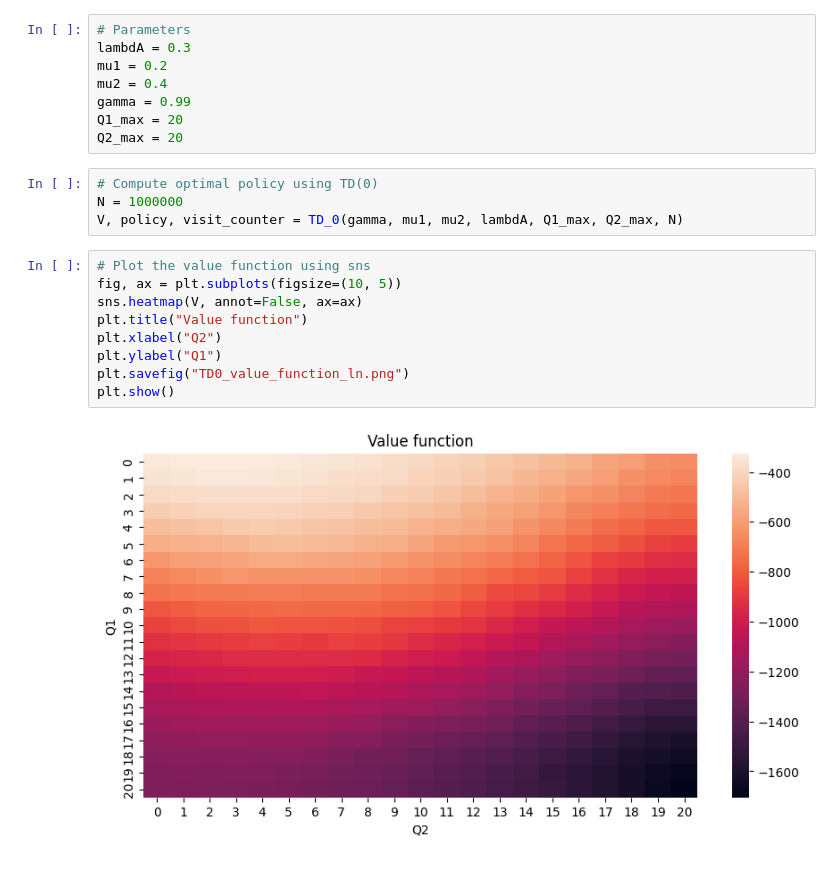
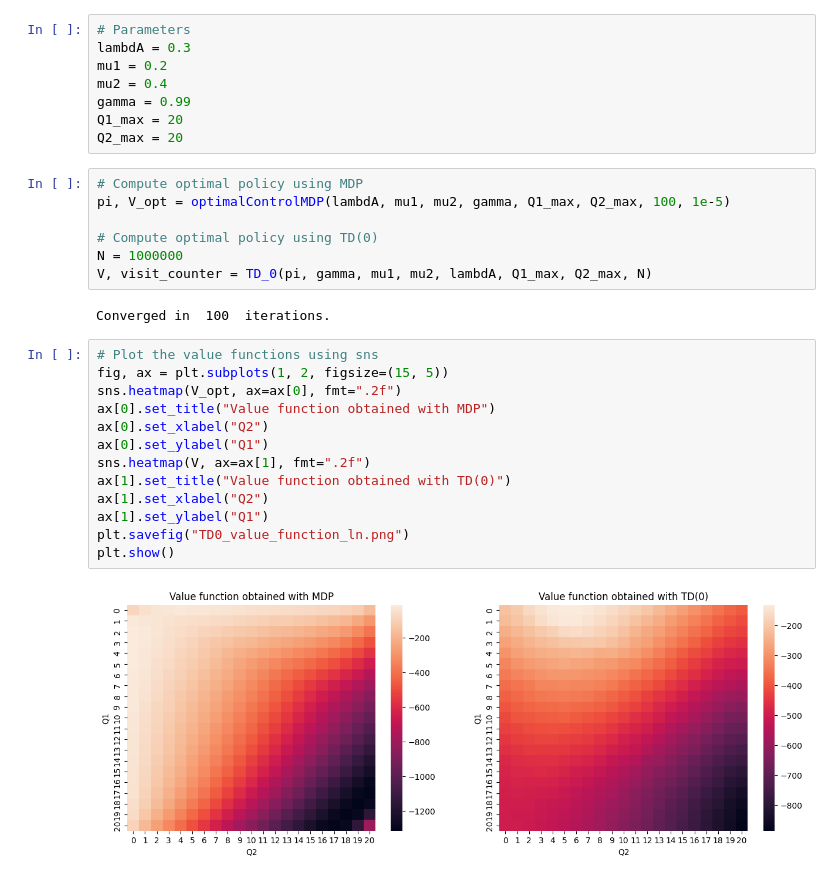
Before and after one commit to JedMoutahir/Travail-SN-ENSEEIHT, a Jupyter notebook: 3A/RL/Project/Tabular/TD0.ipynb, the cells around one changed output. Cells and saved outputs as stored; diff of their text form.

```diff
--- a/3A/RL/Project/Tabular/TD0.ipynb
+++ b/3A/RL/Project/Tabular/TD0.ipynb
@@ -129,18 +223,27 @@ gamma = 0.99
 Q1_max = 20
 Q2_max = 20
 # %%
+# Compute optimal policy using MDP
+pi, V_opt = optimalControlMDP(lambdA, mu1, mu2, gamma, Q1_max, Q2_max, 100, 1e-5)
+
 # Compute optimal policy using TD(0)
 N = 1000000
-V, policy, visit_counter = TD_0(gamma, mu1, mu2, lambdA, Q1_max, Q2_max, N)
+V, visit_counter = TD_0(pi, gamma, mu1, mu2, lambdA, Q1_max, Q2_max, N)
+# %% [output]
+Converged in  100  iterations.
 # %%
-# Plot the value function using sns
-fig, ax = plt.subplots(figsize=(10, 5))
-sns.heatmap(V, annot=False, ax=ax)
-plt.title("Value function")
-plt.xlabel("Q2")
-plt.ylabel("Q1")
+# Plot the value functions using sns
+fig, ax = plt.subplots(1, 2, figsize=(15, 5))
+sns.heatmap(V_opt, ax=ax[0], fmt=".2f")
+ax[0].set_title("Value function obtained with MDP")
+ax[0].set_xlabel("Q2")
+ax[0].set_ylabel("Q1")
+sns.heatmap(V, ax=ax[1], fmt=".2f")
+ax[1].set_title("Value function obtained with TD(0)")
+ax[1].set_xlabel("Q2")
+ax[1].set_ylabel("Q1")
 plt.savefig("TD0_value_function_ln.png")
 plt.show()
 # %% [output]
-[figure, old version]
+[figure, new version]
 # %%
```
Also changed, not shown: parts of 4 cells of this notebook, 21 other files.
